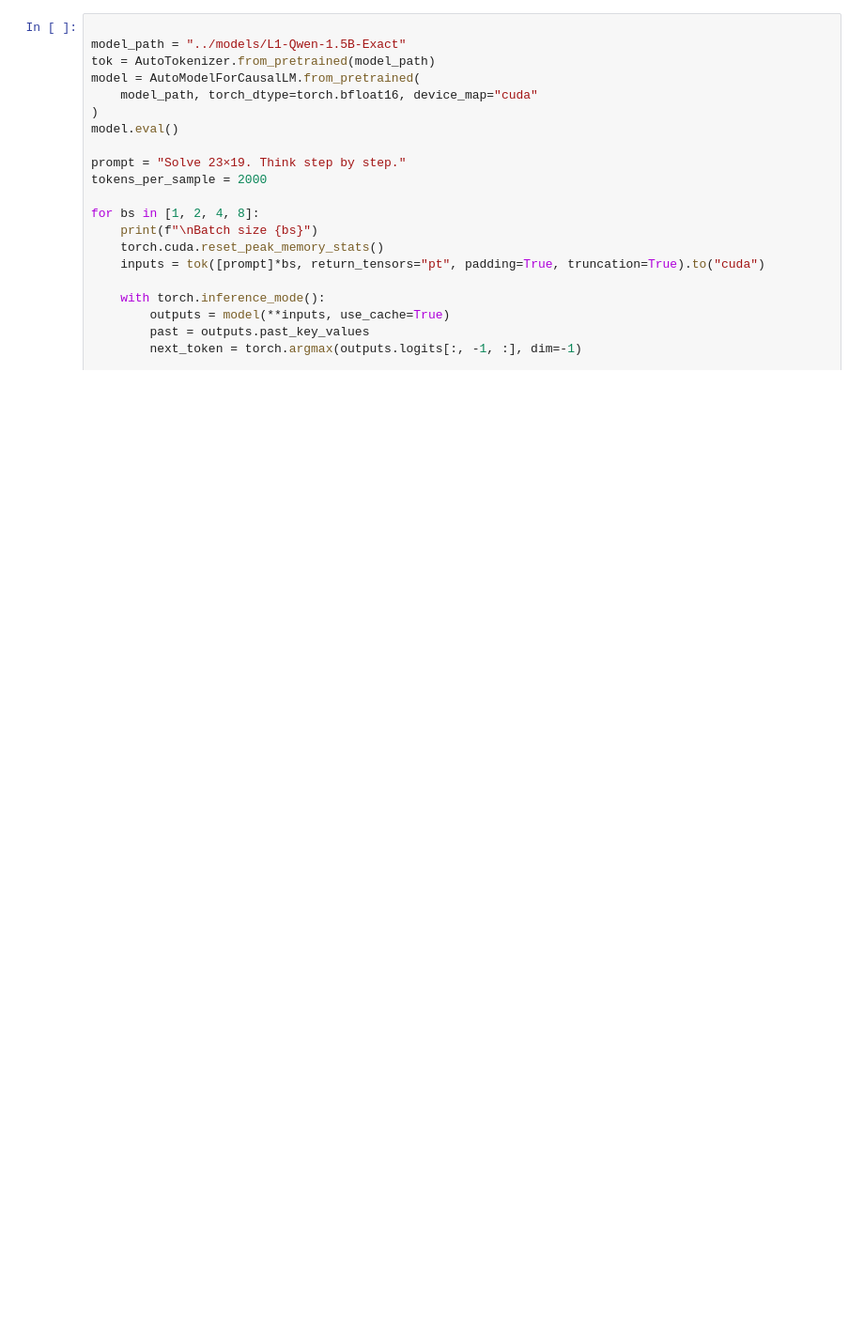
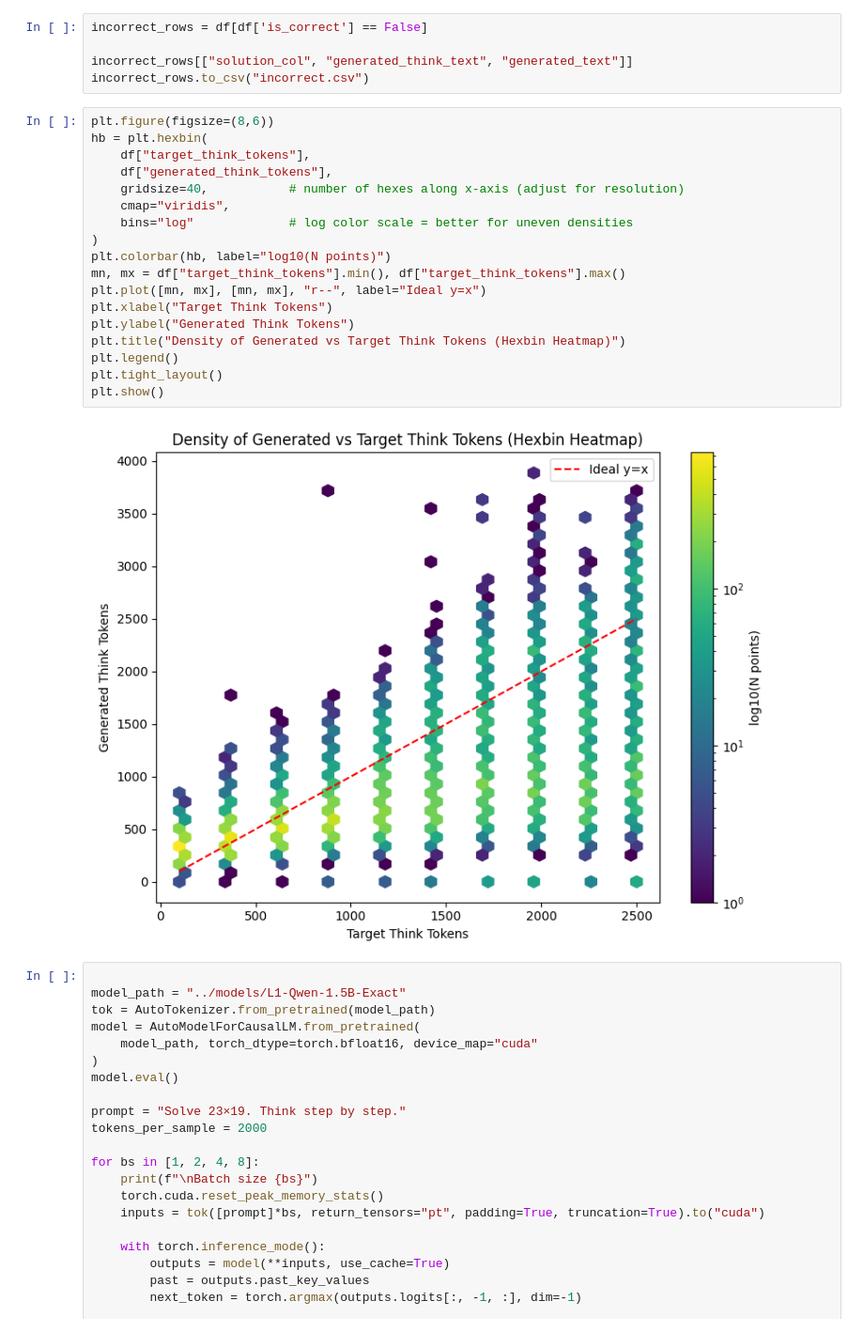
Before and after one commit to SebastianJitaru29/llm-think-too-much, a Jupyter notebook: notebooks/test_model.ipynb, the cells around one changed output. Shown at 94% size. Cells and saved outputs as stored; diff of their text form; blank space fills up the shorter version.

```diff
--- a/notebooks/test_model.ipynb
+++ b/notebooks/test_model.ipynb
@@ -6,3 +98,28 @@ import numpy as np
+# %%
+incorrect_rows = df[df['is_correct'] == False]
+
+incorrect_rows[["solution_col", "generated_think_text", "generated_text"]]
+incorrect_rows.to_csv("incorrect.csv")
+# %%
+plt.figure(figsize=(8,6))
+hb = plt.hexbin(
+    df["target_think_tokens"],
+    df["generated_think_tokens"],
+    gridsize=40,           # number of hexes along x-axis (adjust for resolution)
+    cmap="viridis",
+    bins="log"             # log color scale = better for uneven densities
+)
+plt.colorbar(hb, label="log10(N points)")
+mn, mx = df["target_think_tokens"].min(), df["target_think_tokens"].max()
+plt.plot([mn, mx], [mn, mx], "r--", label="Ideal y=x")
+plt.xlabel("Target Think Tokens")
+plt.ylabel("Generated Think Tokens")
+plt.title("Density of Generated vs Target Think Tokens (Hexbin Heatmap)")
+plt.legend()
+plt.tight_layout()
+plt.show()
+# %% [output]
+[figure, added]
 # %%
 
 model_path = "../models/L1-Qwen-1.5B-Exact"
```
Also changed, not shown: parts of 15 cells of this notebook, 5 other files.
